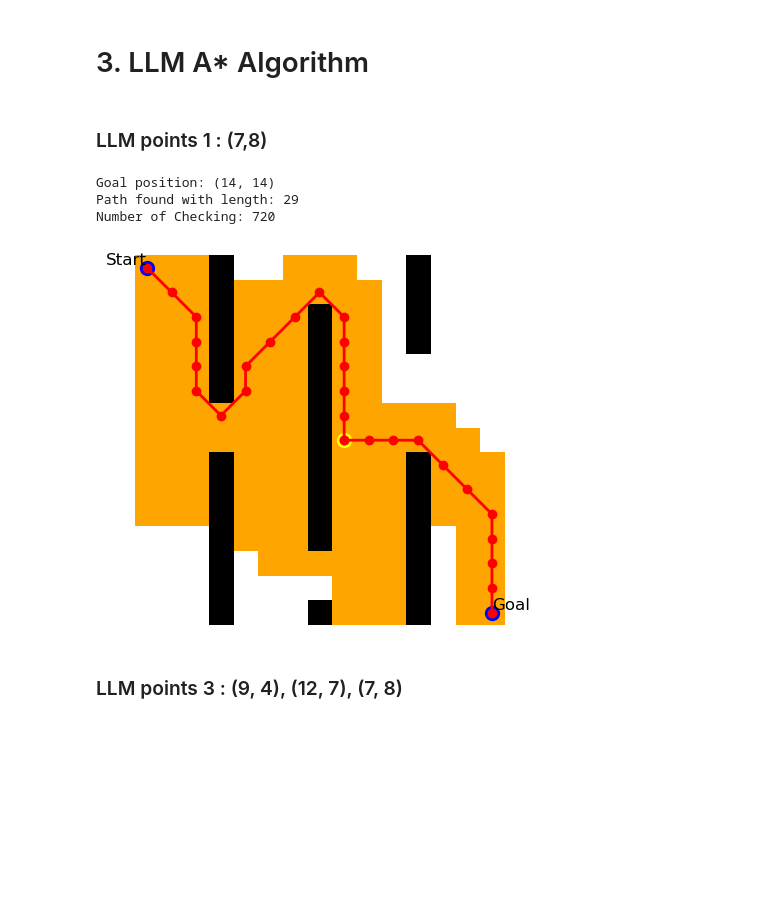
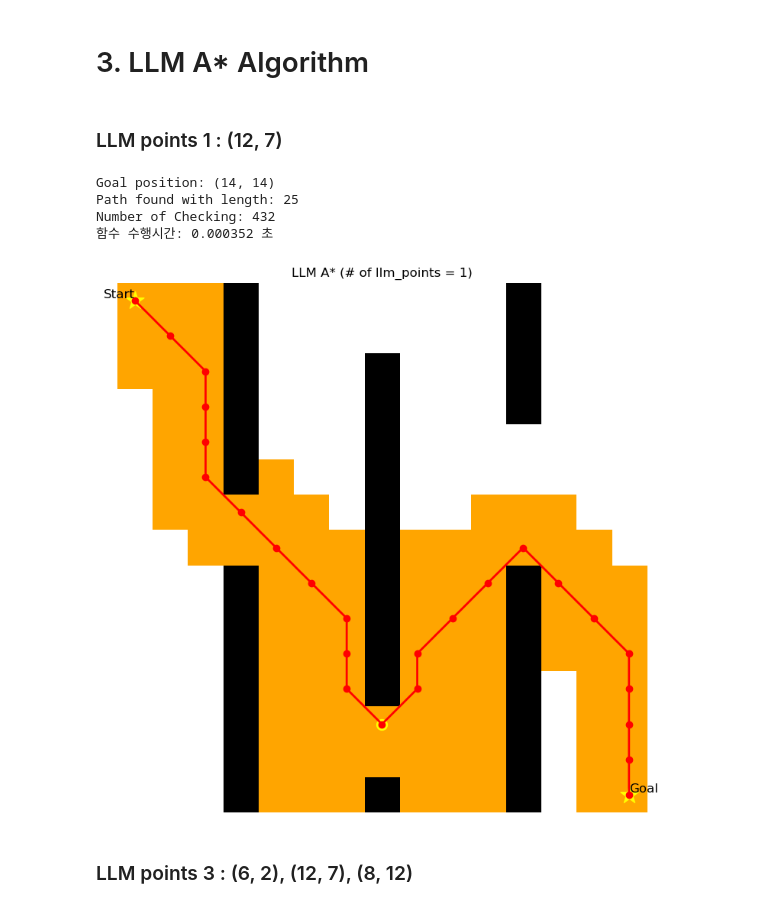
Before and after one commit to wodeyuzhou/LLM_AstarwithGraph, a Jupyter notebook: grid.ipynb, the cells around one changed output. Cells and saved outputs as stored; diff of their text form; code cells hidden in the pictures; blank space fills up the shorter version.

```diff
--- a/grid.ipynb
+++ b/grid.ipynb
@@ -146,0 +137,27 @@ Number of Checking: 736
+# %%
+t = []
+checking = []
+path_length = []
+iteration = 1000
+# %%
+start = (0, 0)
+goal = (14,14)
+
+t_sum = 0
+for i in range(iteration):
+    t_start = time.time()
+    path, count, checking_points = astar(grid, start, goal)
+    t_end = time.time()
+    t_sum += t_end - t_start
+
+t_ = t_sum/iteration
+t.append(t_)
+checking.append(count)
+path_length.append(len(path))
+if path is not None:
+    print("Path found with length:", len(path))
+else:
+    print("No path found.")
+print("Number of Checking:", count)
+print("함수 수행시간: %f 초" % (t_))
+plot_path(grid, path, start, goal, checking_points)
@@ -174,6 +196,8 @@ def llm_astar(grid, start, goal, llm_points):
             f, g, current, p = heapq.heappop(open_set)
             if current == e:
                 path += p
+                if path[-1] in llm_points:
+                    path.pop()
                 break
             if current in closed_set:
                 continue
@@ -194,26 +218,38 @@ def llm_astar(grid, start, goal, llm_points):
 
     return path, count, checking_point
 # %% [markdown]
-### LLM points 1 : (7,8)
+### LLM points 1 : (12, 7)
 # %%
-llm_points = [(7,8)]
+llm_points = [(12, 7)]
 start = (0, 0)
 goal = (14,14)
-path, count, checking_points = llm_astar(grid, start, goal, llm_points)
+t_sum = 0
 
+for i in range(iteration):
+    t_start = time.time()
+    path, count, checking_points = llm_astar(grid, start, goal, llm_points)
+    t_end = time.time()
+    t_sum += t_end - t_start
+
+t_ = t_sum/iteration
+t.append(t_)
+checking.append(count)
+path_length.append(len(path))
 print("Goal position:", goal)
 if path is not None:
     print("Path found with length:", len(path))
 else:
     print("No path found.")
 
 print("Number of Checking:", count)
+print("함수 수행시간: %f 초" % (t_))
 plot_path(grid, path, start, goal, checking_points, llm_points)
 # %% [output]
 Goal position: (14, 14)
-Path found with length: 29
-Number of Checking: 720
+Path found with length: 25
+Number of Checking: 432
+함수 수행시간: 0.000352 초
-[figure, old version]
+[figure, new version]
 # %% [markdown]
-### LLM points 3 : (9, 4), (12, 7), (7, 8)
+### LLM points 3 : (6, 2), (12, 7), (8, 12)
 # %%
```
Also changed, not shown: parts of 14 cells of this notebook, 16 other files.
